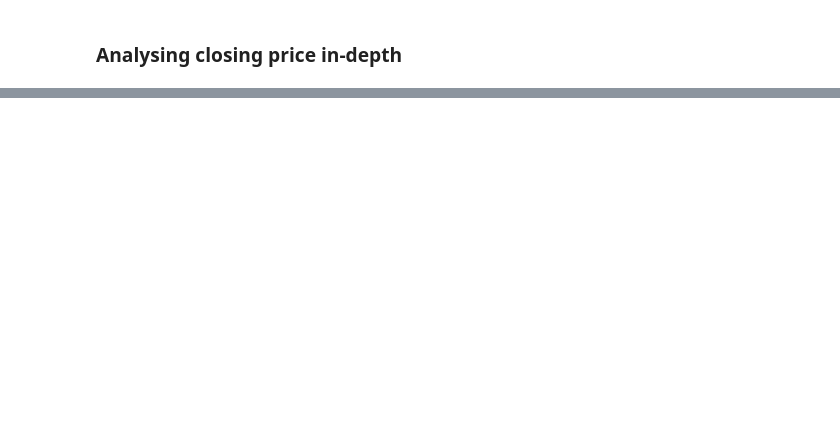
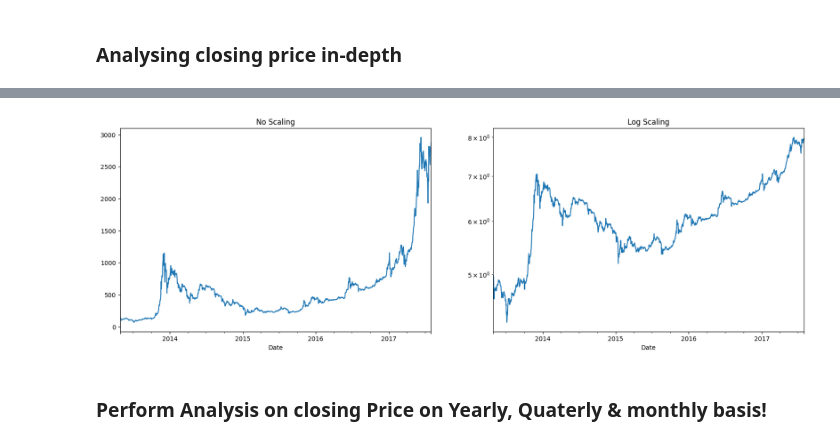
Before and after one commit to Sumetjutha/031_Real_Project_Analysis_Python, a Jupyter notebook: 004_Bitcoin_Data_Analysis.ipynb, the cells around one changed output, grey strips where cells are left out. Cells and saved outputs as stored; diff of their text form; code cells hidden in the pictures; blank space fills up the shorter version.

```diff
--- a/004_Bitcoin_Data_Analysis.ipynb
+++ b/004_Bitcoin_Data_Analysis.ipynb
@@ -269,0 +315,15 @@ fig.show()
+# %%
+plt.figure(figsize=(20,6))
+
+plt.subplot(1,2,1)
+data['Close'].plot()
+plt.title('No Scaling')
+
+plt.subplot(1,2,2)
+np.log1p(data['Close']).plot()
+plt.title('Log Scaling')
+plt.yscale('log')
+# %% [output]
+[figure, added]
+# %% [markdown]
+### Perform Analysis on closing Price on Yearly, Quaterly & monthly basis!
```
Also changed, not shown: parts of 15 cells of this notebook.
